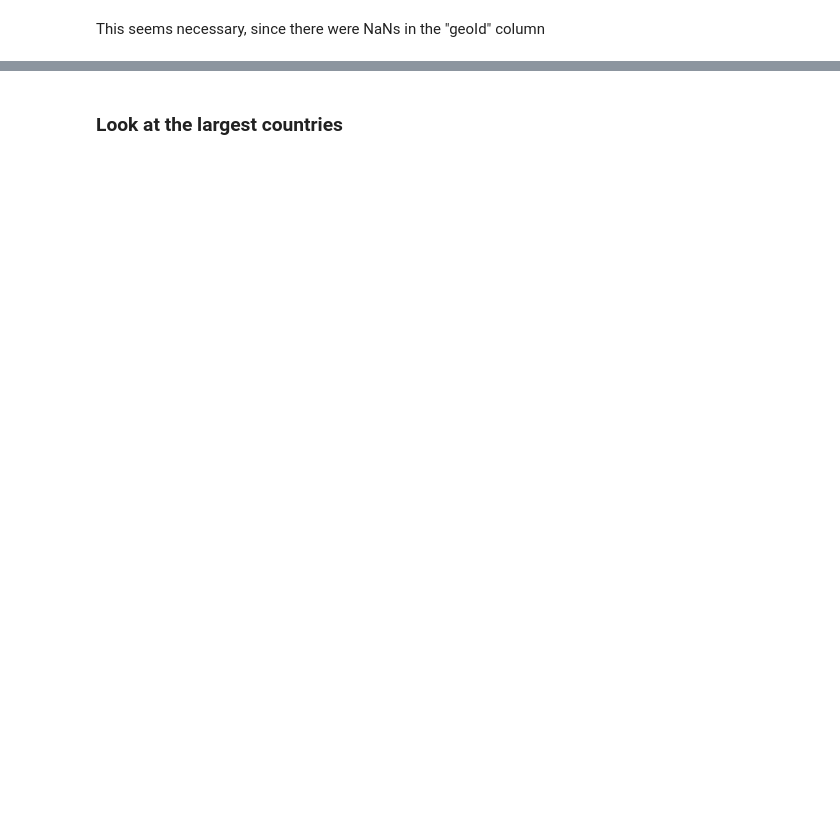
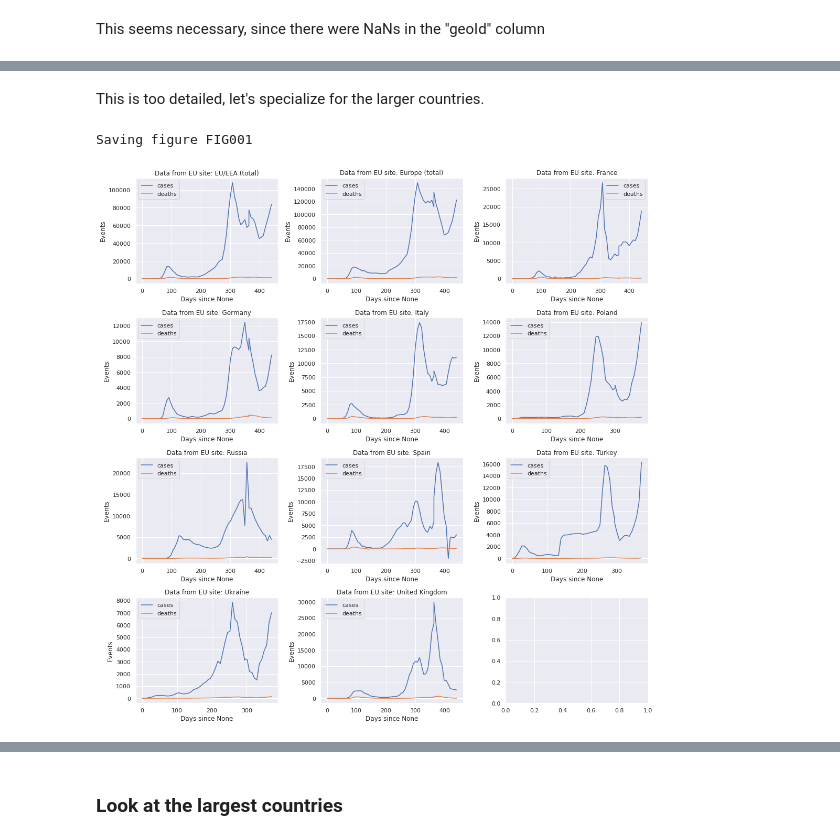
Before and after one commit to AlainLich/COVID-Data, a Jupyter notebook: JupySessions/COVID-Data-EU-Open-Data.ipynb, the cells around one changed output, grey strips where cells are left out. Drawn from its saved outputs; the diff is of its cells as text; code cells hidden in the pictures; blank space fills up the shorter version.

```diff
--- a/JupySessions/COVID-Data-EU-Open-Data.ipynb
+++ b/JupySessions/COVID-Data-EU-Open-Data.ipynb
@@ -477,0 +325,17 @@ Saving figure FIG008
+# %% [markdown]
+This is too detailed, let's specialize for the larger countries.
+# %%
+dtg = prepareDataPerCountry(data_covidDataEU, continent="Europe", minPop=2e7)
+myEUConverter = EUSiteData()
+argDict = { "breakCond" : lambda count, country : count > 12,
+            "countryDataAdapter":myEUConverter}
+myFig =  perCountryFigure(**argDict )
+
+plotCols = ( "cases", "deaths")
+
+myFig.initPainter( subnodeSpec=12, maxCol=3)
+myFig.mkImage( dtg, plotCols)
+ImgMgr.save_fig("FIG001")
+# %% [output]
+Saving figure FIG001
+[figure, added]
```
Also changed, not shown: parts of 46 cells of this notebook, 41 other files.
